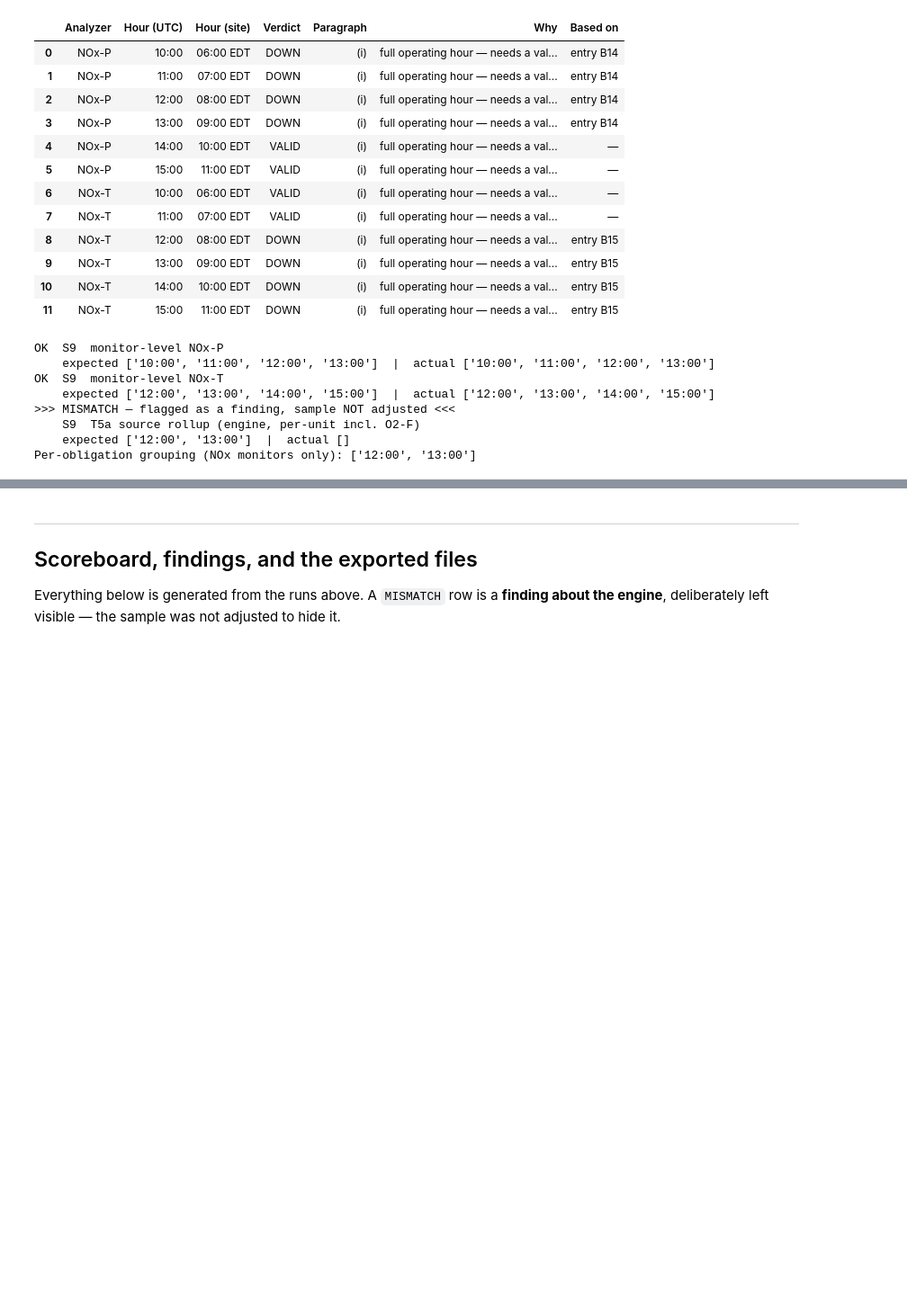
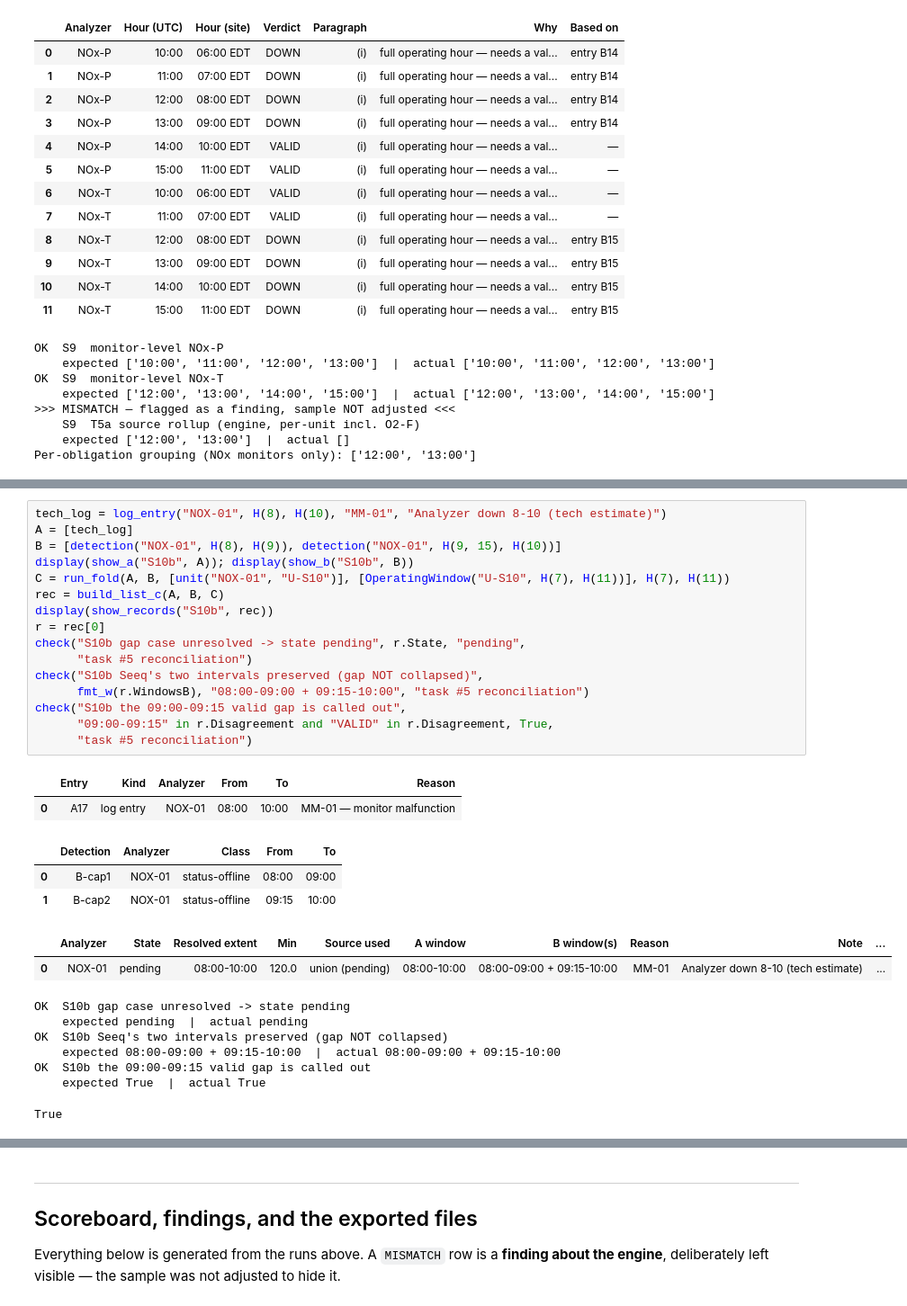
Before and after one commit to ryanhuddleston86/SeeQ-Flare-Project, a Jupyter notebook: clerk_v2/demo_abc.ipynb, the cells around one changed output, grey strips where cells are left out. Shown at 90% size. Saved outputs shown, nothing was run; the diff lists cells and outputs as text; blank space fills up the shorter version.

```diff
--- a/clerk_v2/demo_abc.ipynb
+++ b/clerk_v2/demo_abc.ipynb
@@ -678,0 +765,31 @@ Per-obligation grouping (NOx monitors only): ['12:00', '13:00']
+# %%
+tech_log = log_entry("NOX-01", H(8), H(10), "MM-01", "Analyzer down 8-10 (tech estimate)")
+A = [tech_log]
+B = [detection("NOX-01", H(8), H(9)), detection("NOX-01", H(9, 15), H(10))]
+display(show_a("S10b", A)); display(show_b("S10b", B))
+C = run_fold(A, B, [unit("NOX-01", "U-S10")], [OperatingWindow("U-S10", H(7), H(11))], H(7), H(11))
+rec = build_list_c(A, B, C)
+display(show_records("S10b", rec))
+r = rec[0]
+check("S10b gap case unresolved -> state pending", r.State, "pending",
+      "task #5 reconciliation")
+check("S10b Seeq's two intervals preserved (gap NOT collapsed)",
+      fmt_w(r.WindowsB), "08:00-09:00 + 09:15-10:00", "task #5 reconciliation")
+check("S10b the 09:00-09:15 valid gap is called out",
+      "09:00-09:15" in r.Disagreement and "VALID" in r.Disagreement, True,
+      "task #5 reconciliation")
+# %% [output]
+|  | Entry | Kind | Analyzer | From | To | Reason |
+| 0 | A17 | log entry | NOX-01 | 08:00 | 10:00 | MM-01 — monitor malfunction |
+|  | Detection | Analyzer | Class | From | To |
+| 0 | B-cap1 | NOX-01 | status-offline | 08:00 | 09:00 |
+| 1 | B-cap2 | NOX-01 | status-offline | 09:15 | 10:00 |
+|  | Analyzer | State | Resolved extent | Min | Source used | A window | B window(s) | Reason | Note | ... |
+| 0 | NOX-01 | pending | 08:00-10:00 | 120.0 | union (pending) | 08:00-10:00 | 08:00-09:00 + 09:15-10:00 | MM-01 | Analyzer down 8-10 (tech estimate) | ... |
+OK  S10b gap case unresolved -> state pending
+    expected pending  |  actual pending
+OK  S10b Seeq's two intervals preserved (gap NOT collapsed)
+    expected 08:00-09:00 + 09:15-10:00  |  actual 08:00-09:00 + 09:15-10:00
+OK  S10b the 09:00-09:15 valid gap is called out
+    expected True  |  actual True
+True
```
Also changed, not shown: parts of 15 cells of this notebook, 5 other files.
